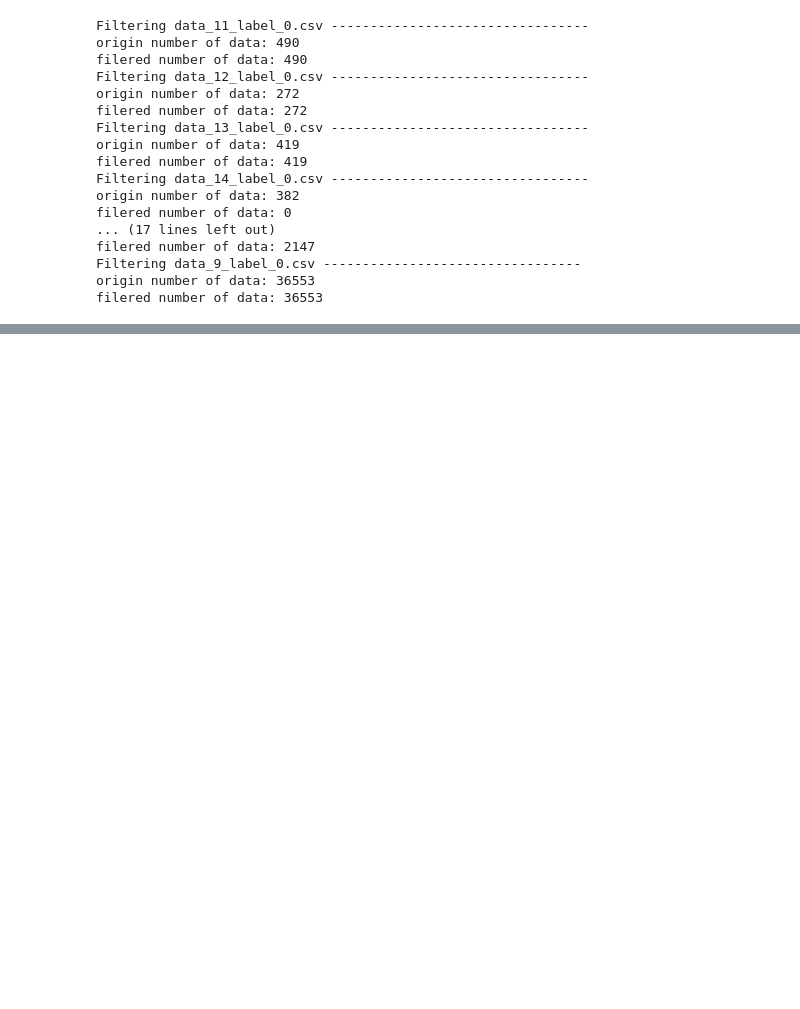
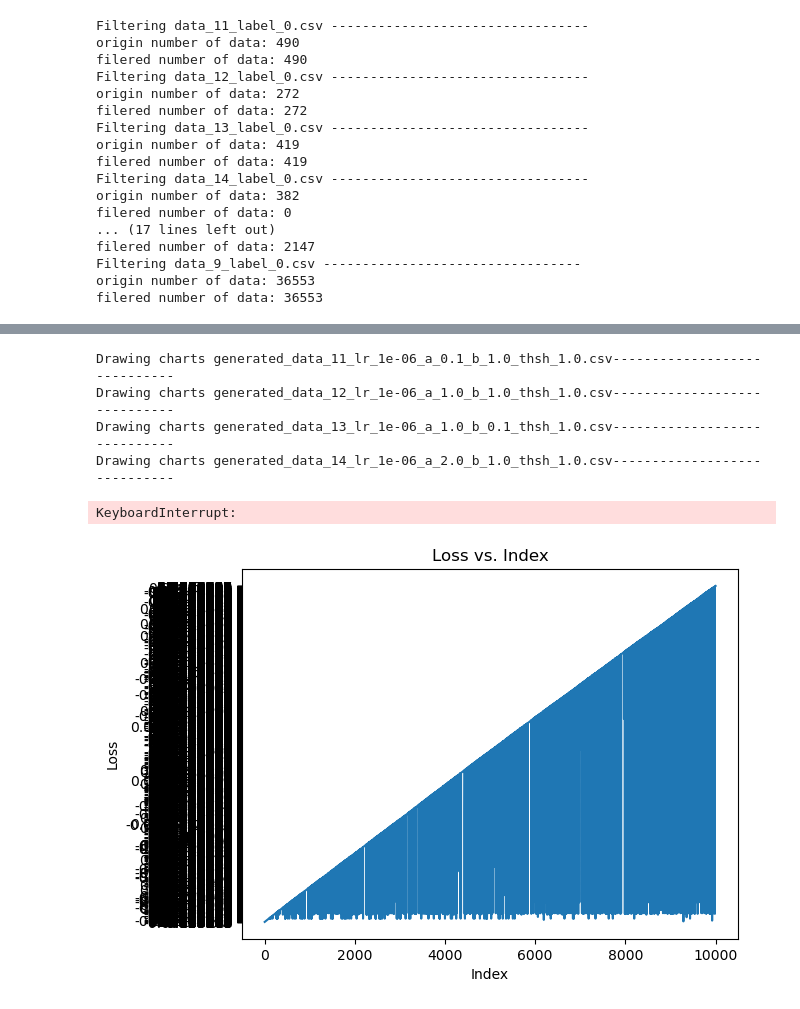
Before and after one commit to annie881018/AdvGAN-Based-Misleading-Traffic-Generator-Against-SVM, a Jupyter notebook: Filter.ipynb, the cells around one changed output, grey strips where cells are left out. Saved outputs shown, nothing was run; the diff lists cells and outputs as text; code cells hidden in the pictures; blank space fills up the shorter version.

Commit message:
style, feat: refactor output csv, add Filter.ipynb

```diff
--- a/Filter.ipynb
+++ b/Filter.ipynb
@@ -1,7 +1,9 @@
 # %%
 import os
 import pandas as pd
-date = "0424"
+import matplotlib.pyplot as plt
+
+date = "0430"
 folder = os.path.join("result", date)
 print(folder)
 # %% [output]
@@ -17,6 +45,12 @@ def filtering(df):
     # pkt count > 0
     df_filtered = df_filtered[df_filtered['packet count'] > 0]
 
+    # [FIN, ACK]
+    df_filtered = df_filtered[df_filtered['fin count'] <= df_filtered['ack count']]
+    # [PSH, ACK]
+    df_filtered = df_filtered[df_filtered['psh count'] <= df_filtered['ack count']]
+
+
     return df_filtered
 # %%
 features=[
@@ -56,3 +90,21 @@ filered number of data: 2147
 Filtering data_9_label_0.csv ---------------------------------
 origin number of data: 36553
 filered number of data: 36553
+# %%
+for file in os.listdir(folder):
+    if file.startswith("generated_data"):
+        file_path = os.path.join(folder, file)
+        df = pd.read_csv(file_path, header=None, names=features, skiprows=1)
+        print("-" * 10)
+        print(f'Filtering {file} ...')
+        print(f'number of origin data: {len(df)}')
+        df_0 = df[df['predict'] == 0]
+        print(f'number of label-0 data: {len(df_0)}')
+
+#         print(df)
+        df_filtered = filtering(df_0)
+        print(f'number of filered data: {len(df_filtered)}')
+        output_dir = os.path.join(folder, 'filtered_data')
+        os.makedirs(output_dir, exist_ok=True)
+        output_path = os.path.join(output_dir, f'filtered_{file}')
+        df_filtered.to_csv(output_path, mode='w', header=features, index=False, encoding="utf-8")
@@ -58,0 +129,19 @@ filered number of data: 36553
+# %%
+for file in os.listdir(folder):
+    if file.startswith("generated_data"):
+        file_path = os.path.join(folder, file)
+#         print(file_path)
+        df = pd.read_csv(file_path, header=None, names=features)
+        print(f'Drawing charts {file}-----------------------------')
+        output_dir = os.path.join(folder, 'chart')
+        os.makedirs(output_dir, exist_ok=True)
+        prefix = file.split('_lr')[0]
+#         print(prefix)
+        ploting(df, output_dir, prefix)
+# %% [output]
+Drawing charts generated_data_11_lr_1e-06_a_0.1_b_1.0_thsh_1.0.csv-----------------------------
+Drawing charts generated_data_12_lr_1e-06_a_1.0_b_1.0_thsh_1.0.csv-----------------------------
+Drawing charts generated_data_13_lr_1e-06_a_1.0_b_0.1_thsh_1.0.csv-----------------------------
+Drawing charts generated_data_14_lr_1e-06_a_2.0_b_1.0_thsh_1.0.csv-----------------------------
+KeyboardInterrupt:
+[figure, added]
```
Also changed, not shown: parts of 3 cells of this notebook, 2 other files.
